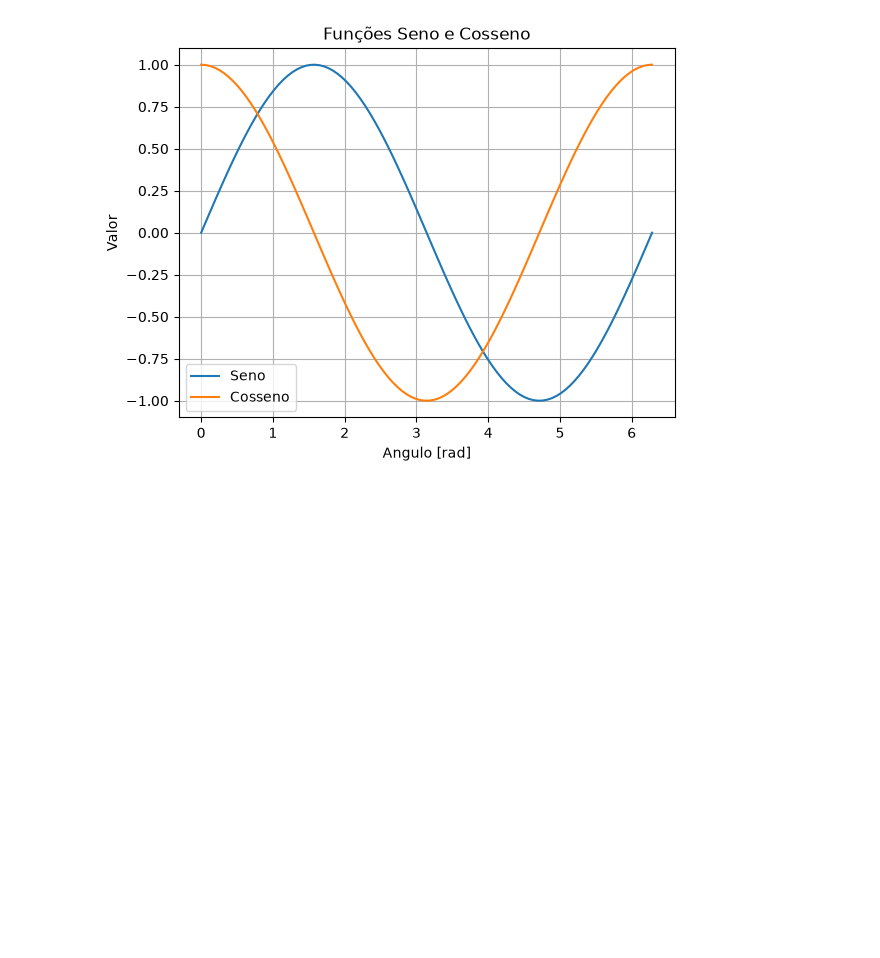
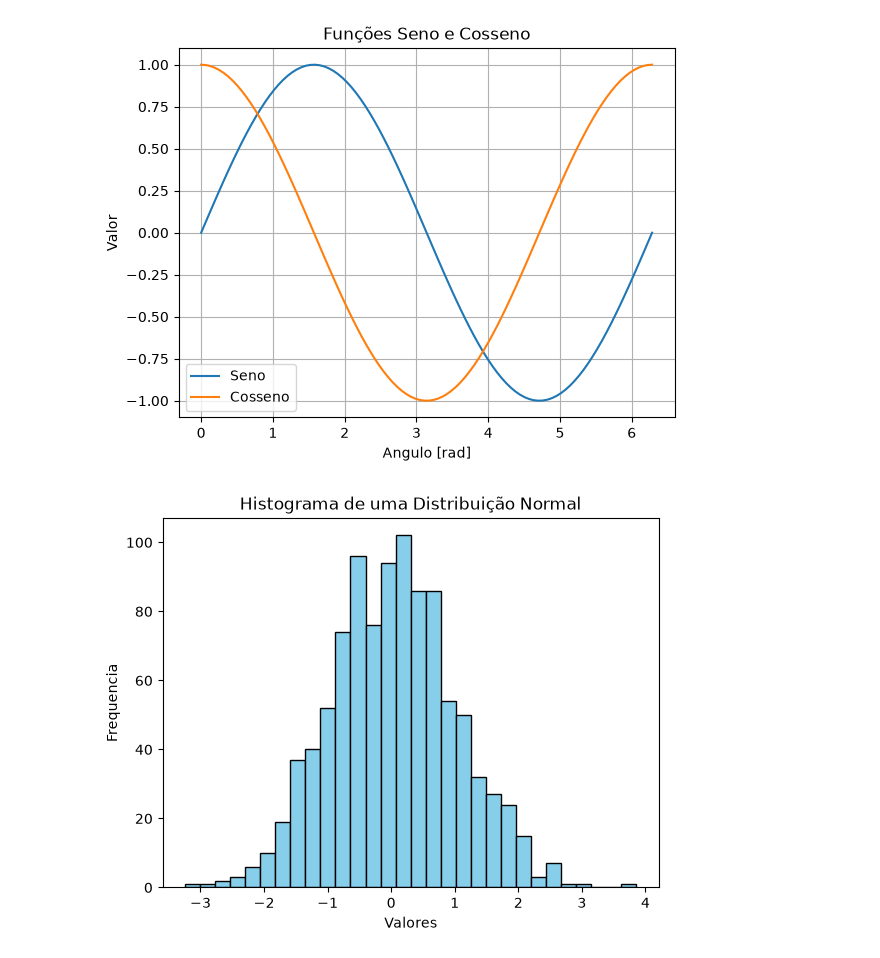
Before and after one commit to oVeronezi/aprendizagem-maquina, a Jupyter notebook: aula2/Matplotlib e Numpy.ipynb, the cells around one changed output. Drawn from its saved outputs; the diff is of its cells as text; code cells hidden in the pictures; blank space fills up the shorter version.

```diff
--- a/aula2/Matplotlib e Numpy.ipynb
+++ b/aula2/Matplotlib e Numpy.ipynb
@@ -116,3 +110,20 @@ plt.show
 # %% [output]
 <function matplotlib.pyplot.show(close=None, block=None)>
 [figure]
+# %%
+# gerando 1000 numeros aleatorios com média (loc) 0 e desvio padrão (scale) 1
+dados = np.random.normal(loc=0, scale=1, size=1000)
+
+# cria o histgorama
+# 'bins' define o numero de barras no grafico
+plt.hist(dados, bins=30, color='skyblue', edgecolor='black')
+
+# adiciona titulos e rotulos
+plt.title('Histograma de uma Distribuição Normal')
+plt.xlabel('Valores')
+plt.ylabel('Frequencia')
+
+# exibe o grafico
+plt.show()
+# %% [output]
+[figure, added]
```
Also changed, not shown: parts of 4 cells of this notebook.
